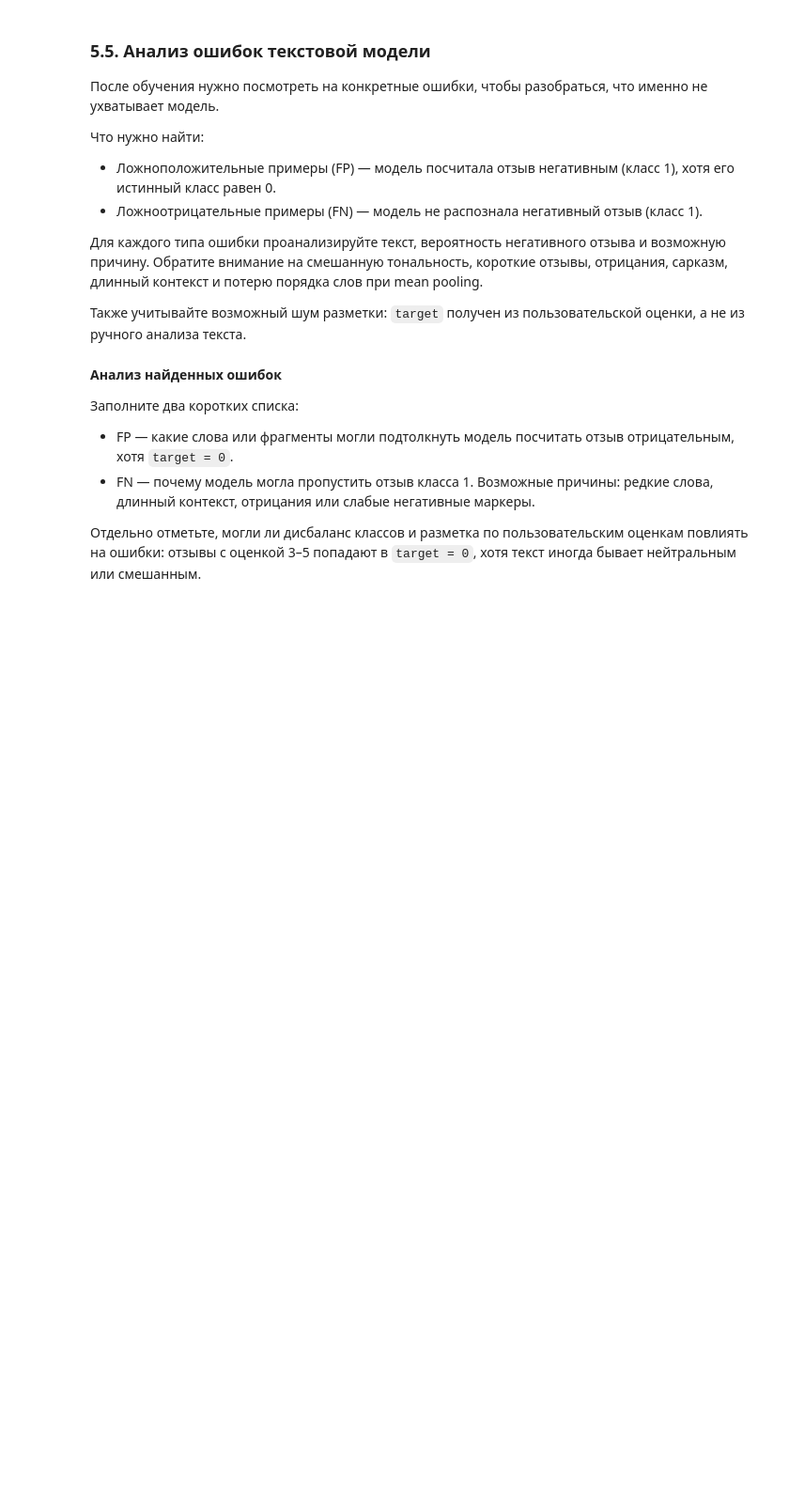
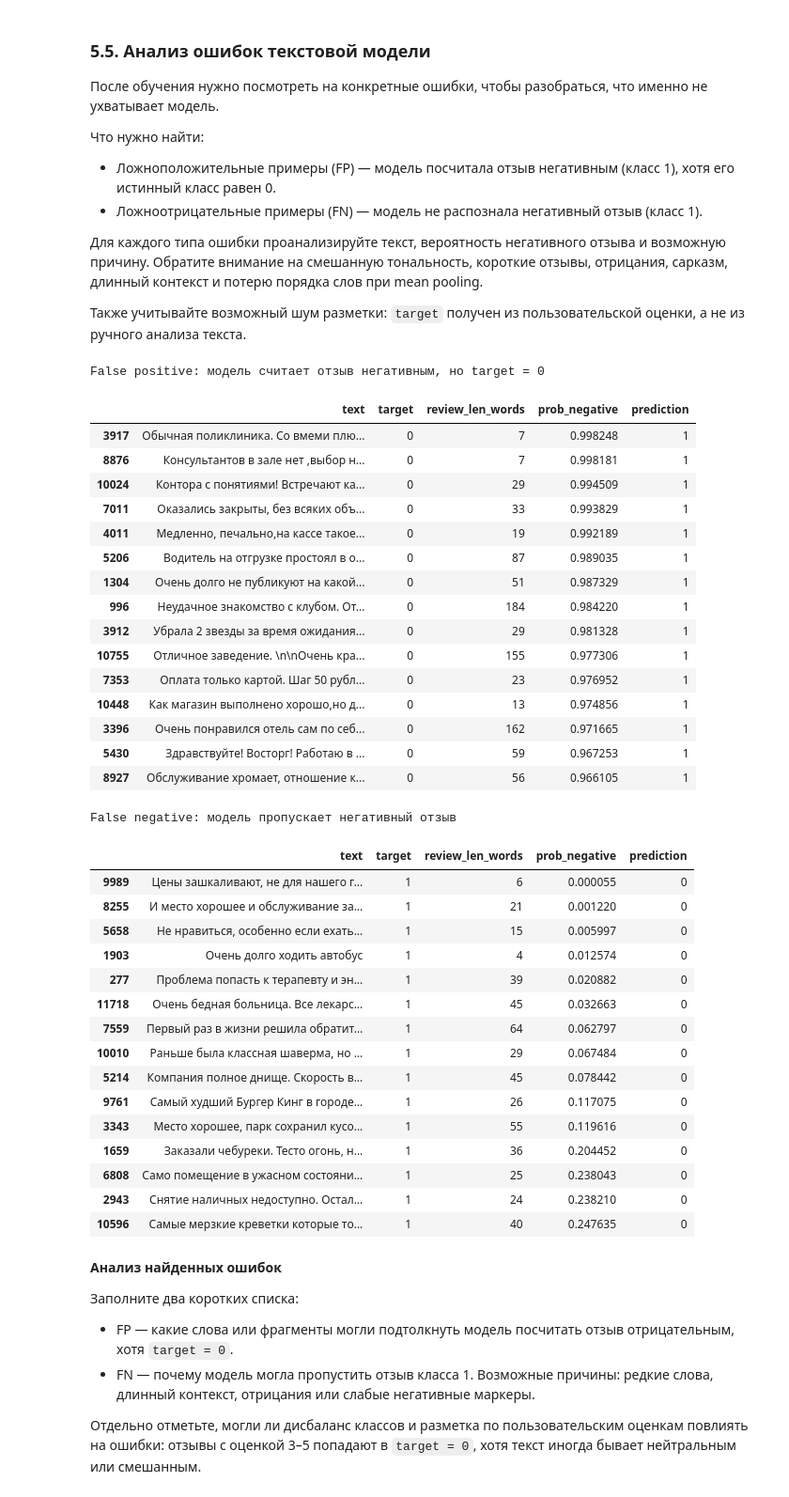
Before and after one commit to nikolai/practicum-tone-of-review-by-neural-network, a Jupyter notebook: tone_of_review_by_neural_network.ipynb, the cells around one changed output. Shown at 94% size. Drawn from its saved outputs; the diff is of its cells as text; code cells hidden in the pictures; blank space fills up the shorter version.

```diff
--- a/tone_of_review_by_neural_network.ipynb
+++ b/tone_of_review_by_neural_network.ipynb
@@ -856,21 +1945,59 @@ print(f"state_dict текстовой модели сохранён в: {best_te
 # %%
 error_analysis = test_df[["text", "target", "review_len_words"]].copy()
 error_analysis["prob_negative"] = y_prob_text_test
 error_analysis["prediction"] = (error_analysis["prob_negative"] >= 0.5).astype(int)
 
 # Найдите false positive: модель считает отзыв негативным, но target = 0
 # Полезно отсортировать такие примеры по prob_negative по убыванию
-false_positive = ...
+fp_mask = (error_analysis["prediction"] == 1) & (error_analysis["target"] == 0)
+false_positive = error_analysis[fp_mask].sort_values(by="prob_negative", ascending=False)
 
 # Найдите false negative: модель пропускает негативный отзыв
 # Полезно отсортировать такие примеры по prob_negative по возрастанию
-false_negative = ...
+fn_mask = (error_analysis["prediction"] == 0) & (error_analysis["target"] == 1)
+false_negative = error_analysis[fn_mask].sort_values(by="prob_negative", ascending=True)
 
+pd.set_option('display.max_colwidth', 1000) # выводить больше символов в ячейке
 print("False positive: модель считает отзыв негативным, но target = 0")
-display(false_positive)
+display(false_positive.head(15))
 
 print("False negative: модель пропускает негативный отзыв")
-display(false_negative)
+display(false_negative.head(15))
+# %% [output]
+False positive: модель считает отзыв негативным, но target = 0
+|  | text | target | review_len_words | prob_negative | prediction |
+| 3917 | Обычная поликлиника. Со вмеми плю... | 0 | 7 | 0.998248 | 1 |
+| 8876 | Консультантов в зале нет ,выбор н... | 0 | 7 | 0.998181 | 1 |
+| 10024 | Контора с понятиями! Встречают ка... | 0 | 29 | 0.994509 | 1 |
+| 7011 | Оказались закрыты, без всяких объ... | 0 | 33 | 0.993829 | 1 |
+| 4011 | Медленно, печально,на кассе такое... | 0 | 19 | 0.992189 | 1 |
+| 5206 | Водитель на отгрузке простоял в о... | 0 | 87 | 0.989035 | 1 |
+| 1304 | Очень долго не публикуют на какой... | 0 | 51 | 0.987329 | 1 |
+| 996 | Неудачное знакомство с клубом. От... | 0 | 184 | 0.984220 | 1 |
+| 3912 | Убрала 2 звезды за время ожидания... | 0 | 29 | 0.981328 | 1 |
+| 10755 | Отличное заведение. \n\nОчень кра... | 0 | 155 | 0.977306 | 1 |
+| 7353 | Оплата только картой. Шаг 50 рубл... | 0 | 23 | 0.976952 | 1 |
+| 10448 | Как магазин выполнено хорошо,но д... | 0 | 13 | 0.974856 | 1 |
+| 3396 | Очень понравился отель сам по себ... | 0 | 162 | 0.971665 | 1 |
+| 5430 | Здравствуйте! Восторг! Работаю в ... | 0 | 59 | 0.967253 | 1 |
+| 8927 | Обслуживание хромает, отношение к... | 0 | 56 | 0.966105 | 1 |
+False negative: модель пропускает негативный отзыв
+|  | text | target | review_len_words | prob_negative | prediction |
+| 9989 | Цены зашкаливают, не для нашего г... | 1 | 6 | 0.000055 | 0 |
+| 8255 | И место хорошее и обслуживание за... | 1 | 21 | 0.001220 | 0 |
+| 5658 | Не нравиться, особенно если ехать... | 1 | 15 | 0.005997 | 0 |
+| 1903 | Очень долго ходить автобус | 1 | 4 | 0.012574 | 0 |
+| 277 | Проблема попасть к терапевту и эн... | 1 | 39 | 0.020882 | 0 |
+| 11718 | Очень бедная больница. Все лекарс... | 1 | 45 | 0.032663 | 0 |
+| 7559 | Первый раз в жизни решила обратит... | 1 | 64 | 0.062797 | 0 |
+| 10010 | Раньше была классная шаверма, но ... | 1 | 29 | 0.067484 | 0 |
+| 5214 | Компания полное днище. Скорость в... | 1 | 45 | 0.078442 | 0 |
+| 9761 | Самый худший Бургер Кинг в городе... | 1 | 26 | 0.117075 | 0 |
+| 3343 | Место хорошее, парк сохранил кусо... | 1 | 55 | 0.119616 | 0 |
+| 1659 | Заказали чебуреки. Тесто огонь, н... | 1 | 36 | 0.204452 | 0 |
+| 6808 | Само помещение в ужасном состояни... | 1 | 25 | 0.238043 | 0 |
+| 2943 | Снятие наличных недоступно. Остал... | 1 | 24 | 0.238210 | 0 |
+| 10596 | Самые мерзкие креветки которые то... | 1 | 40 | 0.247635 | 0 |
 # %% [markdown]
 **Анализ найденных ошибок**
 
```
Also changed, not shown: parts of 41 cells of this notebook, 2 other files.
